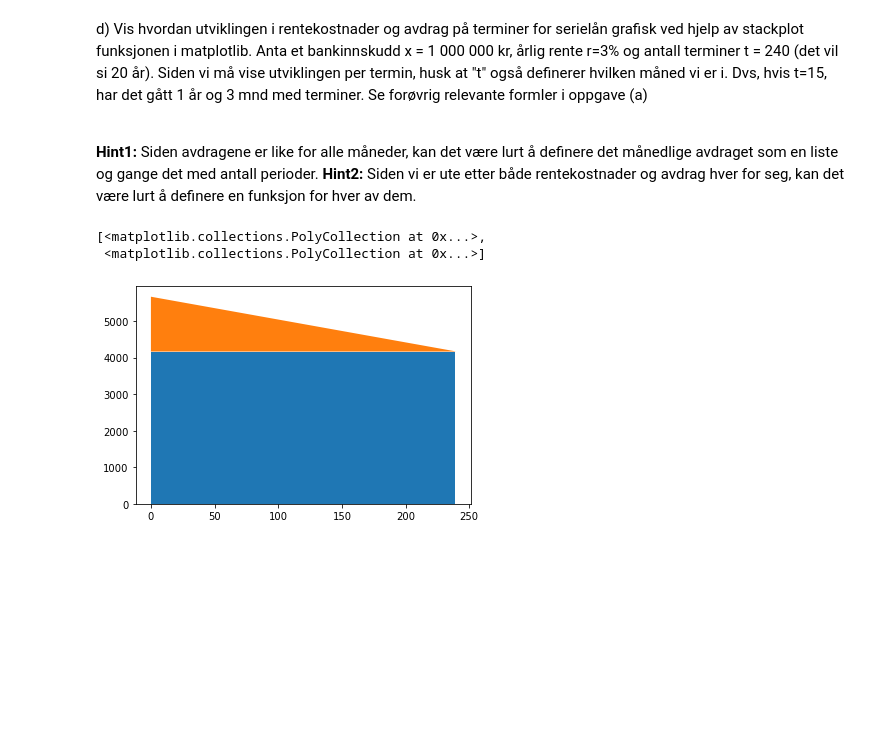
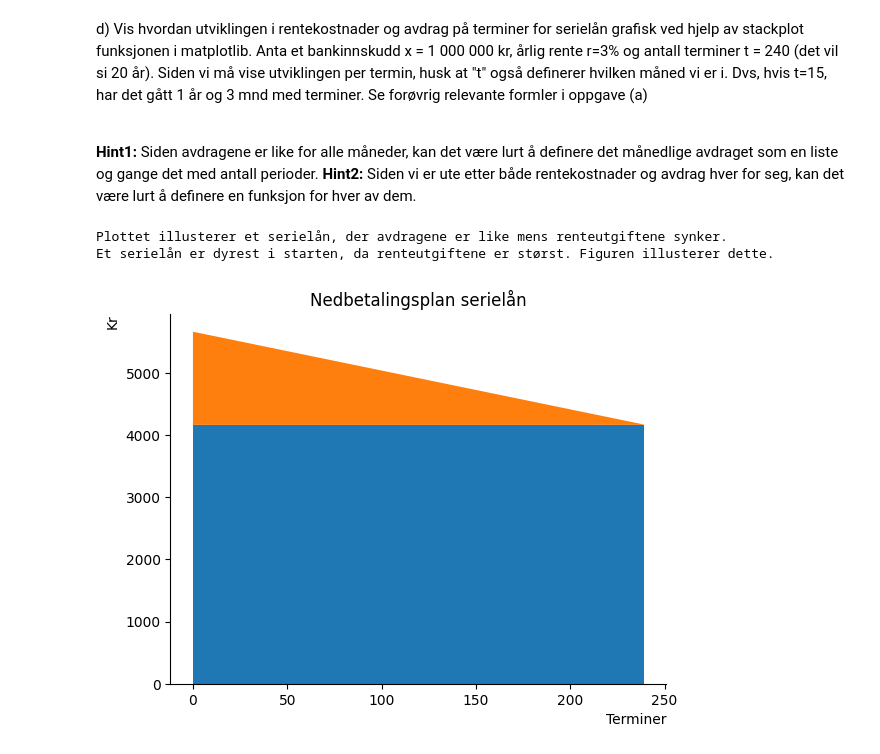
Before and after one commit to loopdiggaz/SOK1003, a Jupyter notebook: mappeoppgave1/SOK-1003-eksamen-2022-mappe1.ipynb, the cells around one changed output. Drawn from its saved outputs; the diff is of its cells as text; code cells hidden in the pictures; blank space fills up the shorter version.

```diff
--- a/mappeoppgave1/SOK-1003-eksamen-2022-mappe1.ipynb
+++ b/mappeoppgave1/SOK-1003-eksamen-2022-mappe1.ipynb
@@ -372,19 +372,35 @@ d) Vis hvordan utviklingen i rentekostnader og avdrag på terminer for serielån
 # %%
 from matplotlib import pyplot as plt
 
 # Vi har laget funksjoner for avdrag og antall terminer, så vi kan legge svarende derfra rett inn:
+
 avdrag = [4166] * 240 # Avdrag som vi ganger med antall terminer.
 termin240 = list(range(0,240)) # Lager en liste for alle terminene.
 
 # Vi vet fra tidligere hva avdraget er, og i hvor mange terminer lånet skal nedbetales.
 # Legger dette inn i funksjonen for serielån.
+
 renteutgifter2 = renteutgifter(1000000,4166,241, 0.03, 20)
 
 # Så kan vi plotte serielånet, bruker stackplot til å illustrere.
+
+def create_ax():
+    fig, ax = plt.subplots()
+    ax.set_ylabel('Kr', loc='top')
+    ax.set_xlabel('Terminer', loc='right')
+    ax.spines['top'].set_color('none')
+    ax.spines['right'].set_color('none')
+    return fig, ax
+
+create_ax()
+
 plt.stackplot(termin240, avdrag, renteutgifter2)
-# Plottet illusterer et serielån, der avdragene er like mens renteutgiftene synker.
-# Et serielån er dyrest i starten, da renteutgiftene er størst. Figuren illusterer dette.
+plt.title('Nedbetalingsplan serielån')
+
+
+print(f'Plottet illusterer et serielån, der avdragene er like mens renteutgiftene synker.')
+print(f'Et serielån er dyrest i starten, da renteutgiftene er størst. Figuren illusterer dette.')
 # %% [output]
-[<matplotlib.collections.PolyCollection at 0x...>,
- <matplotlib.collections.PolyCollection at 0x...>]
+Plottet illusterer et serielån, der avdragene er like mens renteutgiftene synker.
+Et serielån er dyrest i starten, da renteutgiftene er størst. Figuren illusterer dette.
-[figure, old version]
+[figure, new version]
```
Also changed, not shown: parts of 6 cells of this notebook.
